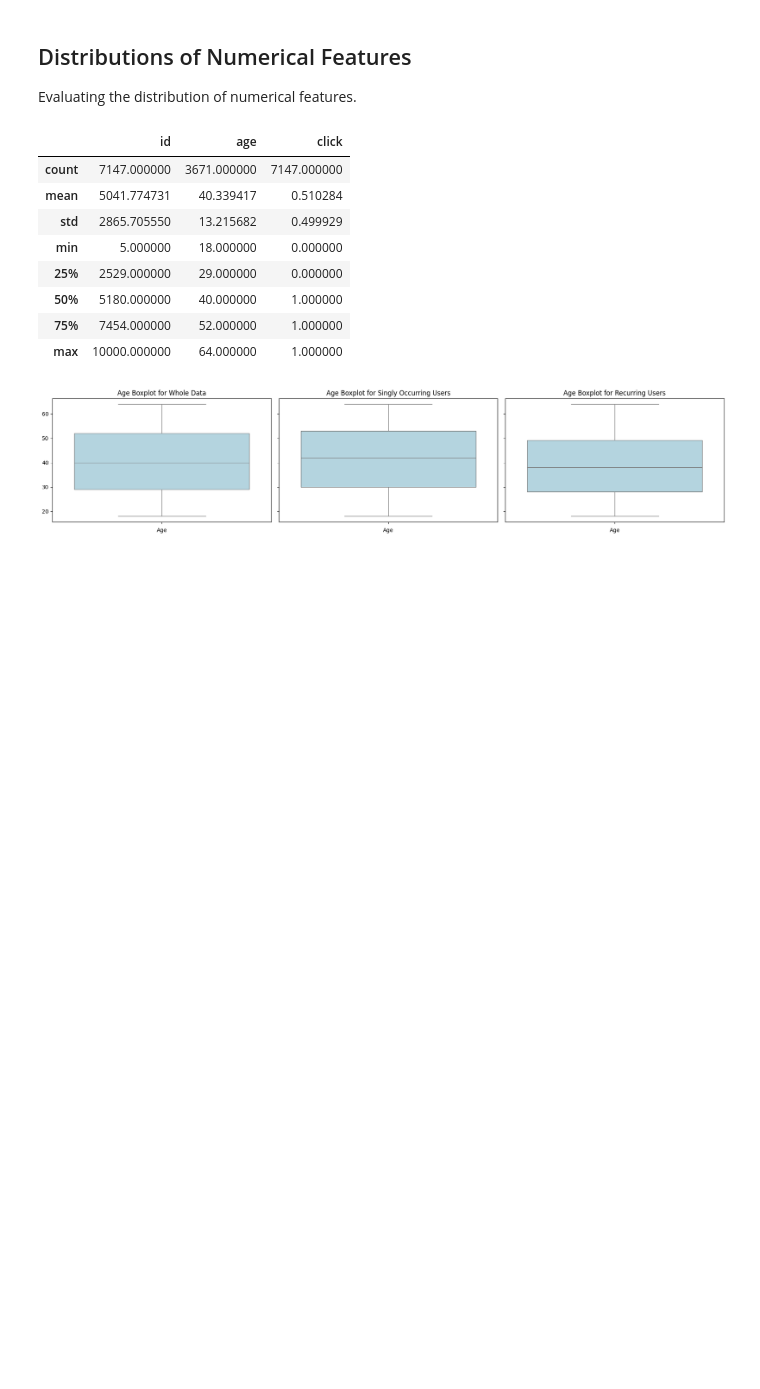
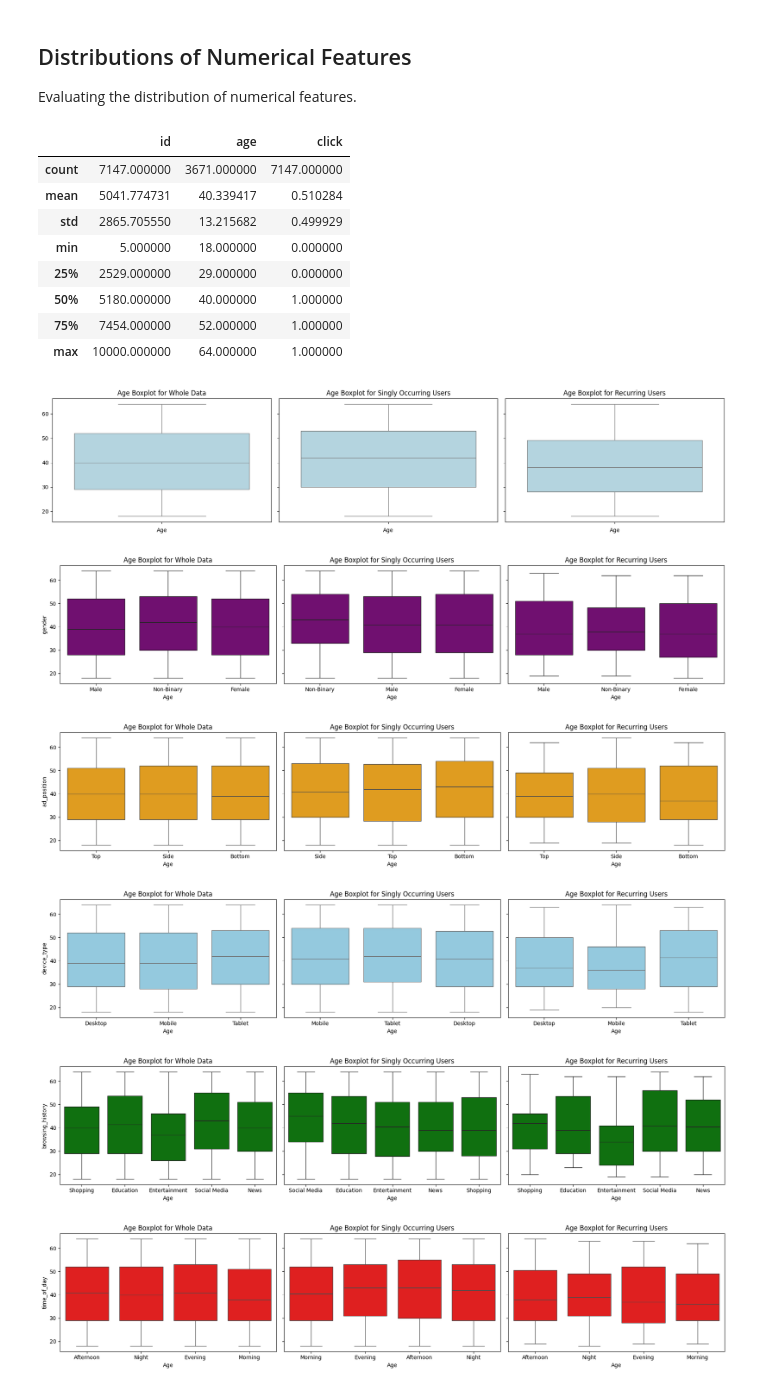
Before and after one commit to zabethe/ad-click-prediction, a Jupyter notebook: research.ipynb, the cells around one changed output. Cells and saved outputs as stored; diff of their text form; code cells hidden in the pictures; blank space fills up the shorter version.

```diff
--- a/research.ipynb
+++ b/research.ipynb
@@ -330,3 +338,29 @@ plot_boxplots(dataframes, dataframe_names, features, colors)
 plot_show("age_boxplots")
 # %% [output]
 [figure]
+# %%
+# Gender vs Age
+plot_boxplots(dataframes, dataframe_names, features, ["purple"], group_by="gender")
+plot_show("age_vs_gender_boxplots")
+
+# Ad Position vs Age
+plot_boxplots(dataframes, dataframe_names, features, ["orange"], group_by="ad_position")
+plot_show("age_vs_ad_position_boxplots")
+
+# Device Type vs Age
+plot_boxplots(dataframes, dataframe_names, features, ["skyblue"], group_by="device_type")
+plot_show("age_vs_device_type_boxplots")
+
+# Browsing History vs Age
+plot_boxplots(dataframes, dataframe_names, features, ["green"], group_by="browsing_history")
+plot_show("age_vs_browsing_history_boxplots")
+
+# Time of Day vs Age
+plot_boxplots(dataframes, dataframe_names, features, ["red"], group_by="time_of_day")
+plot_show("age_vs_time_of_day_boxplots")
+# %% [output]
+[figure, added]
+[figure, added]
+[figure, added]
+[figure, added]
+[figure, added]
```
Also changed, not shown: parts of 30 cells of this notebook, 8 other files.
